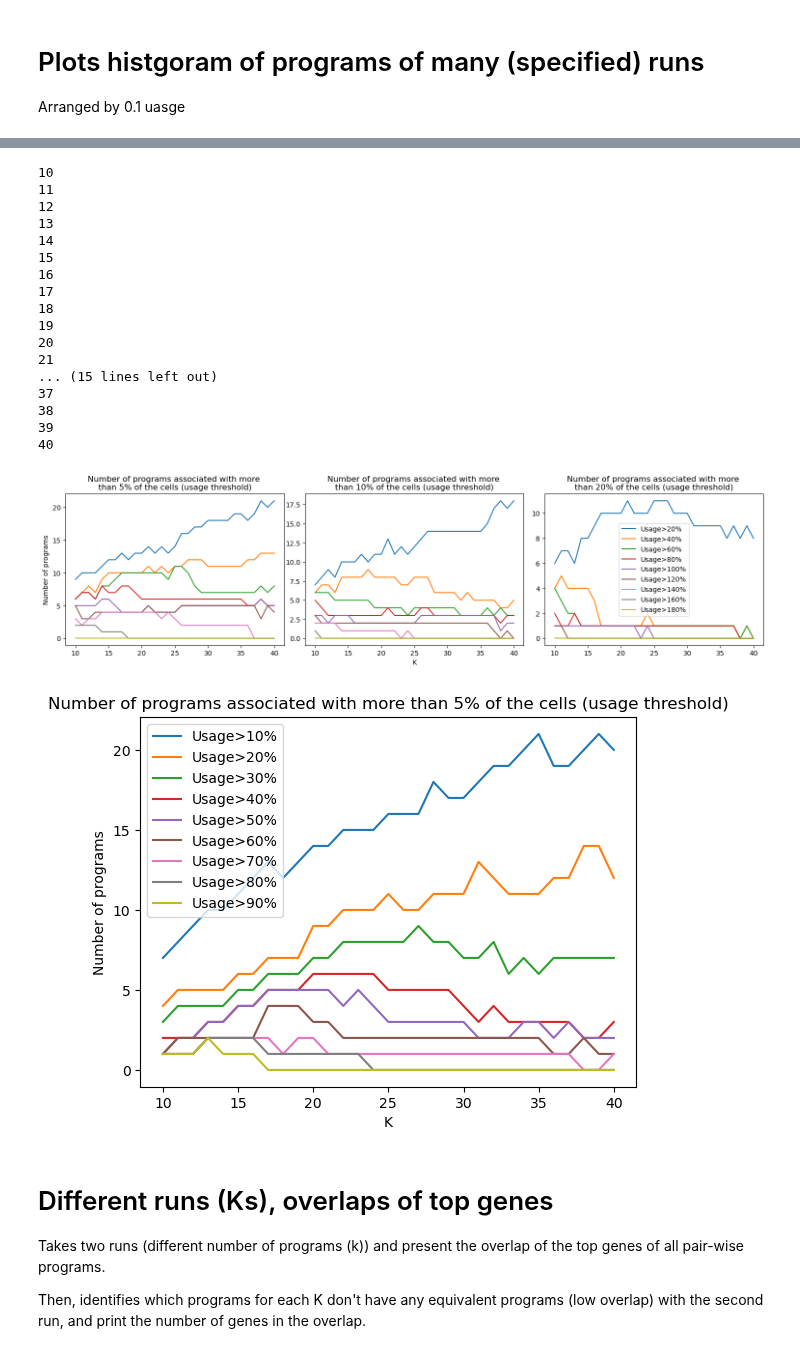
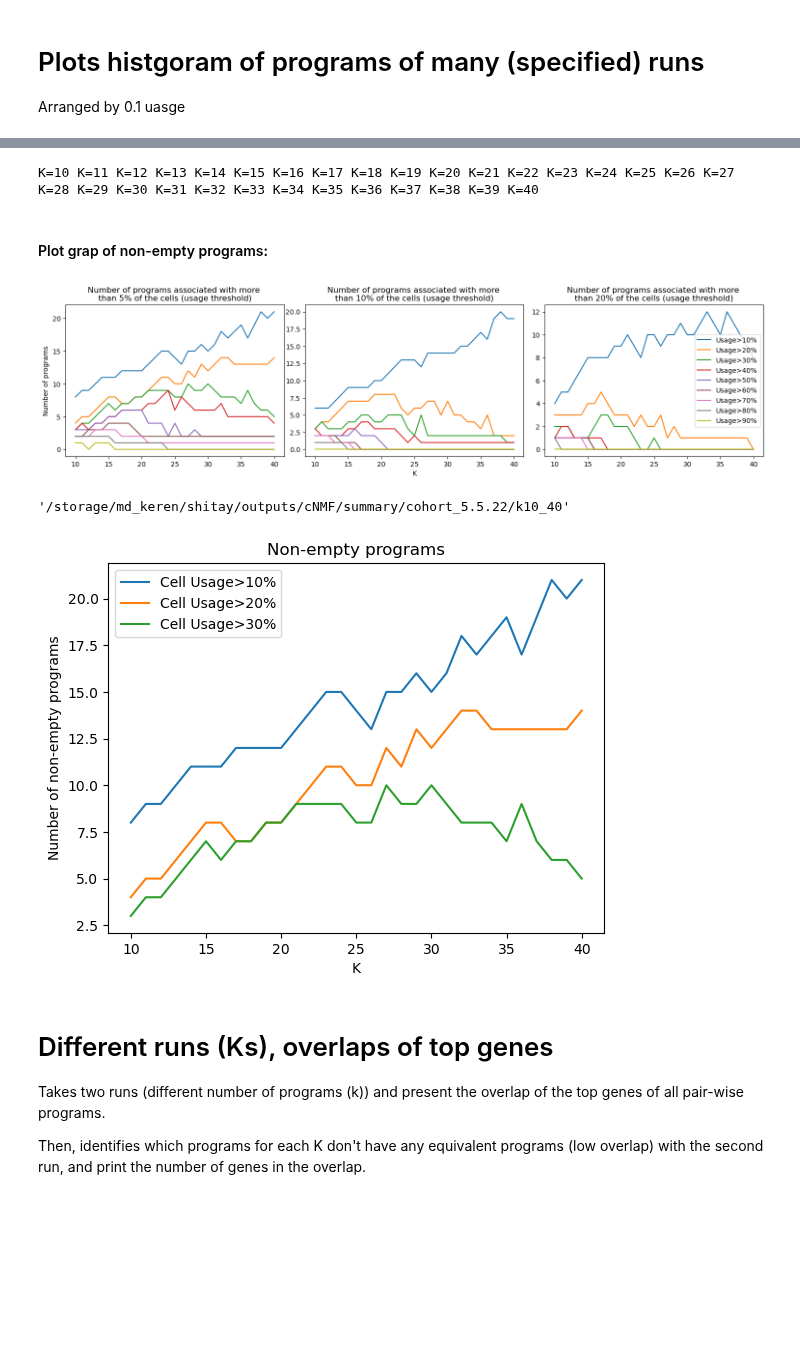
Before and after one commit to ItayShlosberg/classifying-response-to-immunotherapy, a Jupyter notebook: data_analysis/SERVER_NBS/CNMF/cNMF_select_number_of_programs.ipynb, the cells around one changed output, grey strips where cells are left out. Cells and saved outputs as stored; diff of their text form; code cells hidden in the pictures; blank space fills up the shorter version.

```diff
--- a/data_analysis/SERVER_NBS/CNMF/cNMF_select_number_of_programs.ipynb
+++ b/data_analysis/SERVER_NBS/CNMF/cNMF_select_number_of_programs.ipynb
@@ -159,9 +163,11 @@ EXEC_DIR = r'/storage/md_keren/shitay/outputs/cNMF/executions/tumor_runs'
 local_density_threshold = '0.10'
 number_of_genes=2000
 n_replicates = 10
-COHORT = 'subcohort_1.1.22'
+COHORT = 'cohort_5.5.22'
 first_k = 10
 last_k = 40
+RUN_Ks = f'k10_40'
+
 
 for selected_K in range(first_k, last_k+1):
 #     RUN_Ks = get_RUN_Ks(selected_K)
@@ -213,7 +221,7 @@ EXEC_DIR = r'/storage/md_keren/shitay/outputs/cNMF/executions/tumor_runs'
 local_density_threshold = '0.10'
 number_of_genes=2000
 n_replicates = 10
-COHORT = 'subcohort_1.1.22'
+COHORT = 'cohort_5.5.22'
 first_k = 10
 last_k = 40
 RUN_Ks = r'k10_40'
@@ -224,7 +232,7 @@ significant_10_df = pd.DataFrame(columns=range(11))
 significant_20_df = pd.DataFrame(columns=range(11))
 
 for selected_K in range(first_k, last_k+1):
-    print(selected_K)
+    print(f'K={selected_K}', end=' ')
 #     if selected_K > 35:
 #         n_replicates = 20
 #     RUN_Ks = get_RUN_Ks(selected_K)
@@ -262,23 +270,15 @@ for selected_K in range(first_k, last_k+1):
     significant_10_df = significant_10_df.append(pd.DataFrame([significant_10/selected_K], columns=range(11), index=[selected_K]))
     significant_20_df = significant_20_df.append(pd.DataFrame([significant_20/selected_K], columns=range(11), index=[selected_K]))
 # %% [output]
-10
-11
-12
-13
-14
-15
-16
-17
-18
-19
-20
-21
-... (15 lines left out)
-37
-38
-39
-40
+K=10 K=11 K=12 K=13 K=14 K=15 K=16 K=17 K=18 K=19 K=20 K=21 K=22 K=23 K=24 K=25 K=26 K=27 K=28 K=29 K=30 K=31 K=32 K=33 K=34 K=35 K=36 K=37 K=38 K=39 K=40
+# %% [markdown]
+#### Plot grap of non-empty programs:
+# %%
+COHORT = f'cohort_5.5.22'
+RUN_Ks = f'k10_40'
+OUTPUT_FOLDER = join(f'/storage/md_keren/shitay/outputs/cNMF/summary', COHORT, RUN_Ks)
+
+create_folder(OUTPUT_FOLDER)
 # %%
 sig_dfs = {5: significant_5_df, 10: significant_10_df, 20: significant_20_df}
 
@@ -288,27 +288,33 @@ plt.rcdefaults()  # reset params
 for idx, sig_lvl in enumerate([5, 10, 20]):
     vals = (np.array(range(10,41)) * sig_dfs[sig_lvl].T).T
     for i in range(1, 10):
-        axes[idx].plot(range(10,41), vals[i], label=f'Usage>{i*sig_lvl}%')
+        axes[idx].plot(range(10,41), vals[i], label=f'Usage>{round(i*10,2)}%')
     axes[idx].set(title=f"Number of programs associated with more \nthan {sig_lvl}% of the cells (usage threshold)");
 
 axes[2].legend();
 axes[0].set(ylabel='Number of programs')
 axes[1].set(xlabel='K')
 plt.tight_layout(pad=0.2)
+plt.savefig(join(OUTPUT_FOLDER, f'non_empty_programs.png'))
 # %% [output]
-[figure, old version]
+[figure, new version]
+# %%
+OUTPUT_FOLDER
+# %% [output]
+'/storage/md_keren/shitay/outputs/cNMF/summary/cohort_5.5.22/k10_40'
 # %%
 vals = (np.array(range(10,41)) * significant_5_df.T).T
 
-for i in range(1, 10):
-    plt.plot(range(10,41), vals[i], label=f'Usage>{i*10}%')
+for i in range(1, 4):
+    plt.plot(range(10,41), vals[i], label=f'Cell Usage>{i*10}%')
 
 plt.legend();
-plt.ylabel('Number of programs')
+plt.ylabel('Number of non-empty programs')
 plt.xlabel('K')
-plt.title(f"Number of programs associated with more than 5% of the cells (usage threshold)");
+plt.title(f"Non-empty programs");
+plt.savefig(join(OUTPUT_FOLDER, f'THESIS_non_empty_programs.png'))
 # %% [output]
-[figure, old version]
+[figure, new version]
 # %%
 significant_5_df.to_csv('/storage/md_keren/shitay/outputs/cNMF/visualizations/cohort_4.11.21/sig_5.csv', index=False)
 significant_10_df.to_csv('/storage/md_keren/shitay/outputs/cNMF/visualizations/cohort_4.11.21/sig_10.csv', index=False)
```
Also changed, not shown: parts of 5 cells of this notebook, 12 other files.
